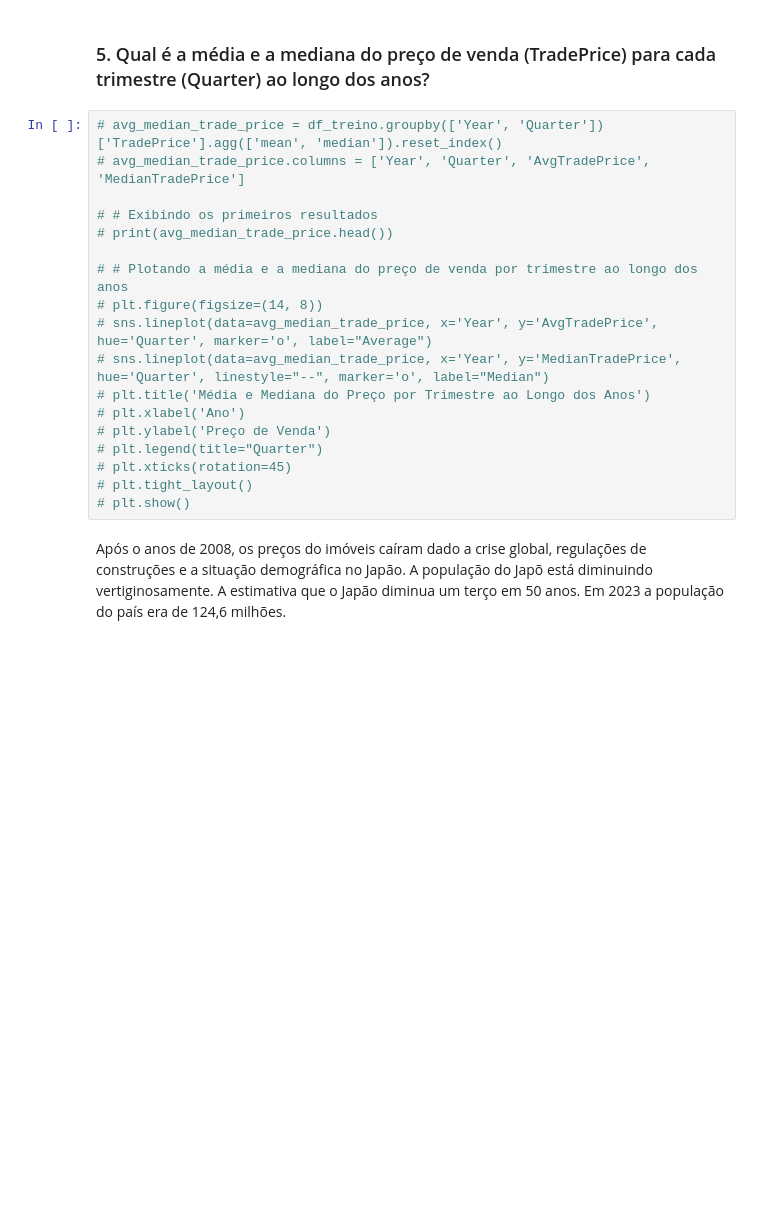
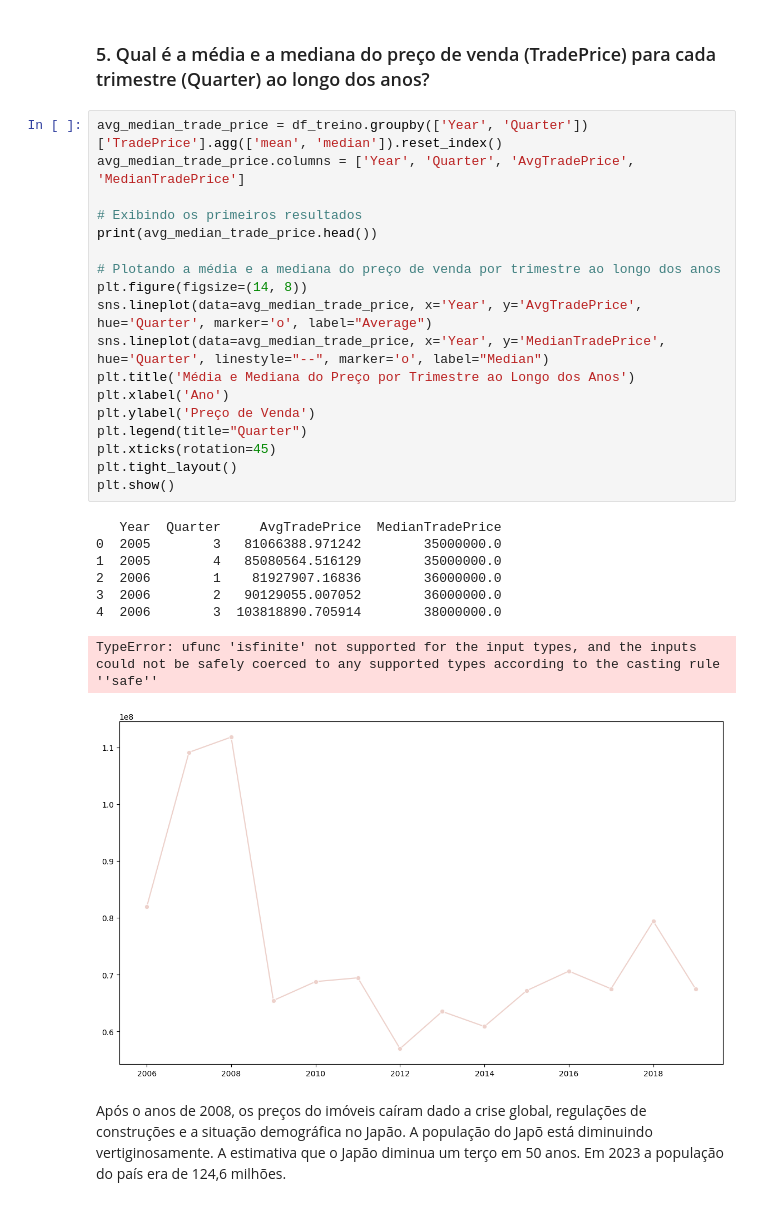
Before and after one commit to JonatasV/desafio-paipe, a Jupyter notebook: paipe_case.ipynb, the cells around one changed output. Cells and saved outputs as stored; diff of their text form; blank space fills up the shorter version.

```diff
--- a/paipe_case.ipynb
+++ b/paipe_case.ipynb
@@ -1331,23 +1323,32 @@ A correlação é negativa entre os tempos Mínimo e Máximo e o preço médio.
 # %% [markdown]
 ### 5. Qual é a média e a mediana do preço de venda (TradePrice) para cada trimestre (Quarter) ao longo dos anos?
 # %%
-# avg_median_trade_price = df_treino.groupby(['Year', 'Quarter'])['TradePrice'].agg(['mean', 'median']).reset_index()
-# avg_median_trade_price.columns = ['Year', 'Quarter', 'AvgTradePrice', 'MedianTradePrice']
+avg_median_trade_price = df_treino.groupby(['Year', 'Quarter'])['TradePrice'].agg(['mean', 'median']).reset_index()
+avg_median_trade_price.columns = ['Year', 'Quarter', 'AvgTradePrice', 'MedianTradePrice']
 
-# # Exibindo os primeiros resultados
-# print(avg_median_trade_price.head())
+# Exibindo os primeiros resultados
+print(avg_median_trade_price.head())
 
-# # Plotando a média e a mediana do preço de venda por trimestre ao longo dos anos
-# plt.figure(figsize=(14, 8))
-# sns.lineplot(data=avg_median_trade_price, x='Year', y='AvgTradePrice', hue='Quarter', marker='o', label="Average")
-# sns.lineplot(data=avg_median_trade_price, x='Year', y='MedianTradePrice', hue='Quarter', linestyle="--", marker='o', label="Median")
-# plt.title('Média e Mediana do Preço por Trimestre ao Longo dos Anos')
-# plt.xlabel('Ano')
-# plt.ylabel('Preço de Venda')
-# plt.legend(title="Quarter")
-# plt.xticks(rotation=45)
-# plt.tight_layout()
-# plt.show()
+# Plotando a média e a mediana do preço de venda por trimestre ao longo dos anos
+plt.figure(figsize=(14, 8))
+sns.lineplot(data=avg_median_trade_price, x='Year', y='AvgTradePrice', hue='Quarter', marker='o', label="Average")
+sns.lineplot(data=avg_median_trade_price, x='Year', y='MedianTradePrice', hue='Quarter', linestyle="--", marker='o', label="Median")
+plt.title('Média e Mediana do Preço por Trimestre ao Longo dos Anos')
+plt.xlabel('Ano')
+plt.ylabel('Preço de Venda')
+plt.legend(title="Quarter")
+plt.xticks(rotation=45)
+plt.tight_layout()
+plt.show()
+# %% [output]
+   Year  Quarter     AvgTradePrice  MedianTradePrice
+0  2005        3   81066388.971242        35000000.0
+1  2005        4   85080564.516129        35000000.0
+2  2006        1    81927907.16836        36000000.0
+3  2006        2   90129055.007052        36000000.0
+4  2006        3  103818890.705914        38000000.0
+TypeError: ufunc 'isfinite' not supported for the input types, and the inputs could not be safely coerced to any supported types according to the casting rule ''safe''
+[figure, added]
 # %% [markdown]
 Após o anos de 2008, os preços do imóveis caíram dado a crise global, regulações de construções e a situação demográfica no Japão. A população do Japõ está diminuindo vertiginosamente. A estimativa que o Japão diminua um terço em 50 anos. Em 2023 a população do país era de 124,6 milhões.
 # %% [markdown]
```
Also changed, not shown: parts of 105 cells of this notebook.
